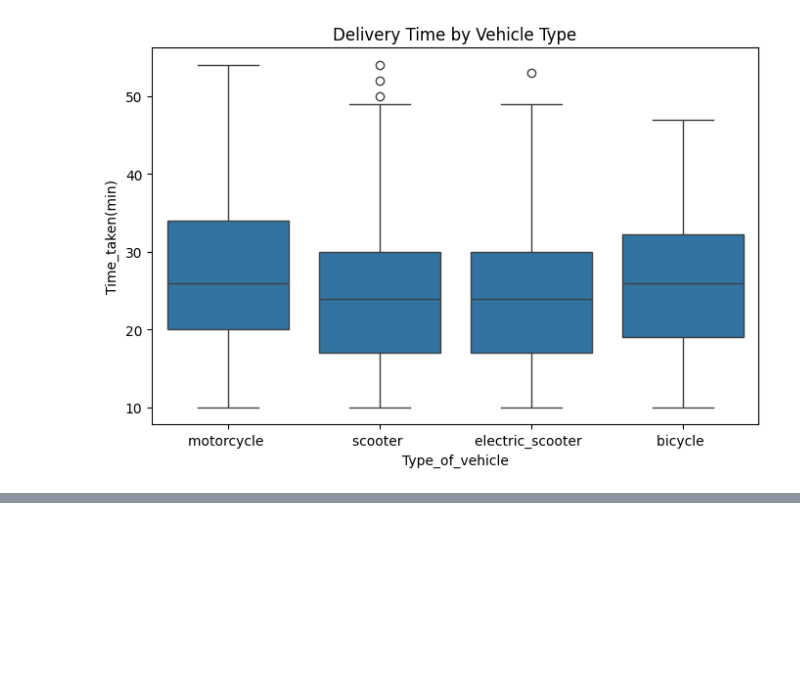
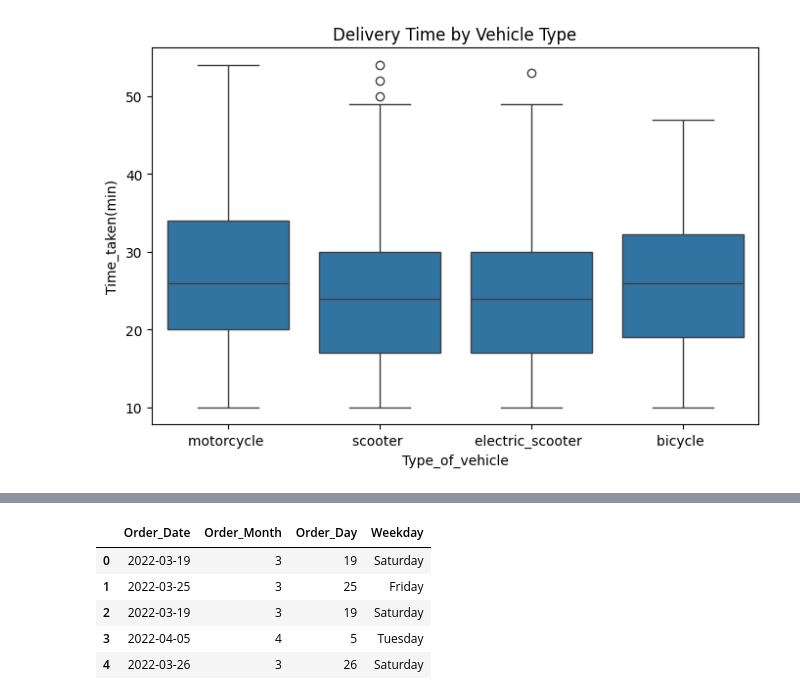
Before and after one commit to sainibunty2309-del/Food-delivery-time-prediction-, a Jupyter notebook: model.ipynb, the cells around one changed output, grey strips where cells are left out. Saved outputs shown, nothing was run; the diff lists cells and outputs as text; code cells hidden in the pictures; blank space fills up the shorter version.

```diff
--- a/model.ipynb
+++ b/model.ipynb
@@ -761,0 +830,14 @@ plt.show()
+# %%
+# first change order date
+
+train_df["Order_Date"] = pd.to_datetime(
+    train_df["Order_Date"],
+    format="%d-%m-%Y",
+    errors="coerce"
+)
+
+test_df["Order_Date"] = pd.to_datetime(
+    test_df["Order_Date"],
+    format="%d-%m-%Y",
+    errors="coerce"
+)
@@ -761,0 +858,24 @@ plt.show()
+# %%
+# order Month
+
+train_df["Order_Month"] = train_df["Order_Date"].dt.month
+test_df["Order_Month"] = test_df["Order_Date"].dt.month
+# %%
+# order day
+
+train_df["Order_Day"] = train_df["Order_Date"].dt.day
+test_df["Order_Day"] = test_df["Order_Date"].dt.day
+# %%
+# day of week
+
+train_df["Weekday"] = train_df["Order_Date"].dt.day_name()
+test_df["Weekday"] = test_df["Order_Date"].dt.day_name()
+# %%
+train_df[["Order_Date", "Order_Month", "Order_Day", "Weekday"]].head()
+# %% [output]
+|  | Order_Date | Order_Month | Order_Day | Weekday |
+| 0 | 2022-03-19 | 3 | 19 | Saturday |
+| 1 | 2022-03-25 | 3 | 25 | Friday |
+| 2 | 2022-03-19 | 3 | 19 | Saturday |
+| 3 | 2022-04-05 | 4 | 5 | Tuesday |
+| 4 | 2022-03-26 | 3 | 26 | Saturday |
```
Also changed, not shown: parts of 12 cells of this notebook.
